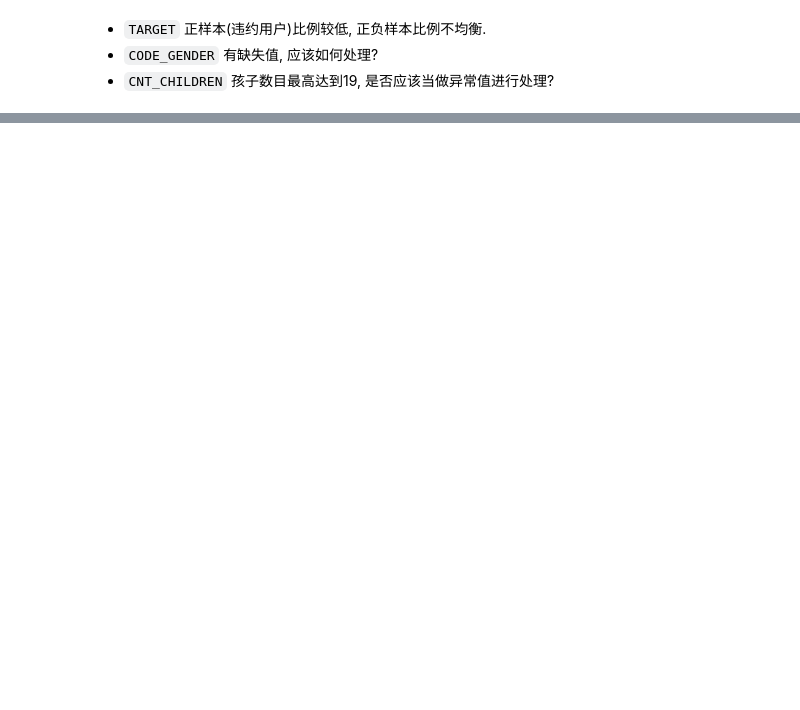
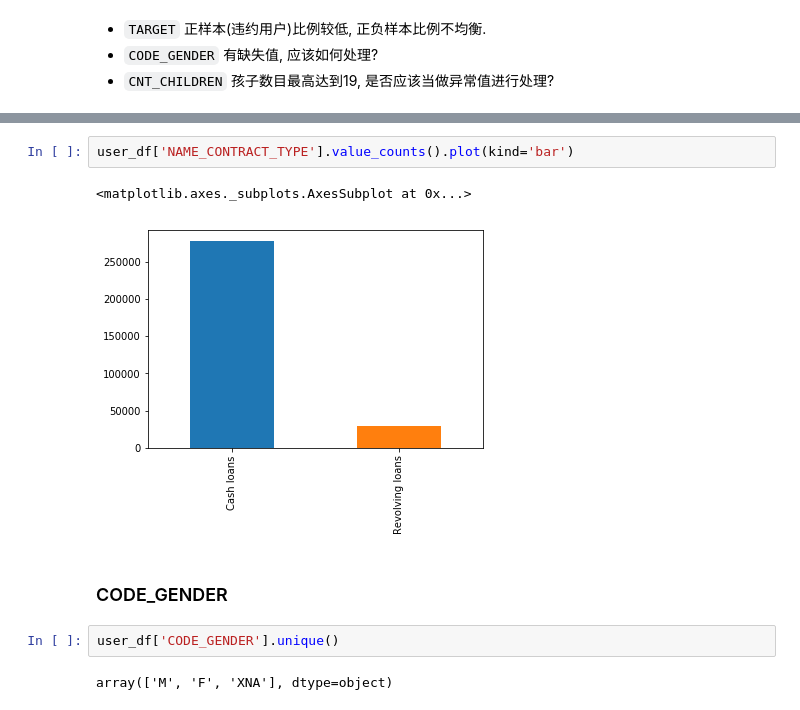
Before and after one commit to ShuaiHuang/kaggle-home-credit-default-risk, a Jupyter notebook: code/data-analysis.ipynb, the cells around one changed output, grey strips where cells are left out. Drawn from its saved outputs; the diff is of its cells as text; blank space fills up the shorter version.

```diff
--- a/code/data-analysis.ipynb
+++ b/code/data-analysis.ipynb
@@ -100,0 +116,11 @@ Name: AMT_REQ_CREDIT_BUREAU_YEAR, dtype: float64
+# %%
+user_df['NAME_CONTRACT_TYPE'].value_counts().plot(kind='bar')
+# %% [output]
+<matplotlib.axes._subplots.AxesSubplot at 0x...>
+[figure, added]
+# %% [markdown]
+### CODE_GENDER
+# %%
+user_df['CODE_GENDER'].unique()
+# %% [output]
+array(['M', 'F', 'XNA'], dtype=object)
```
Also changed, not shown: parts of 384 cells of this notebook.
